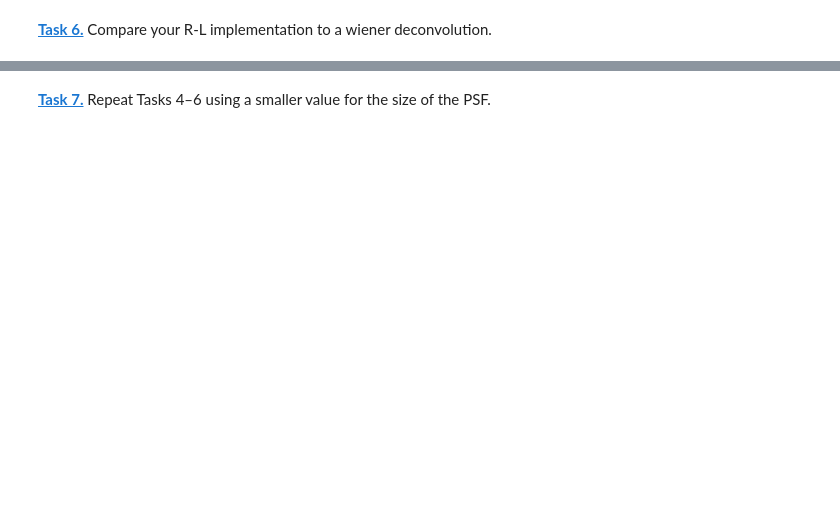
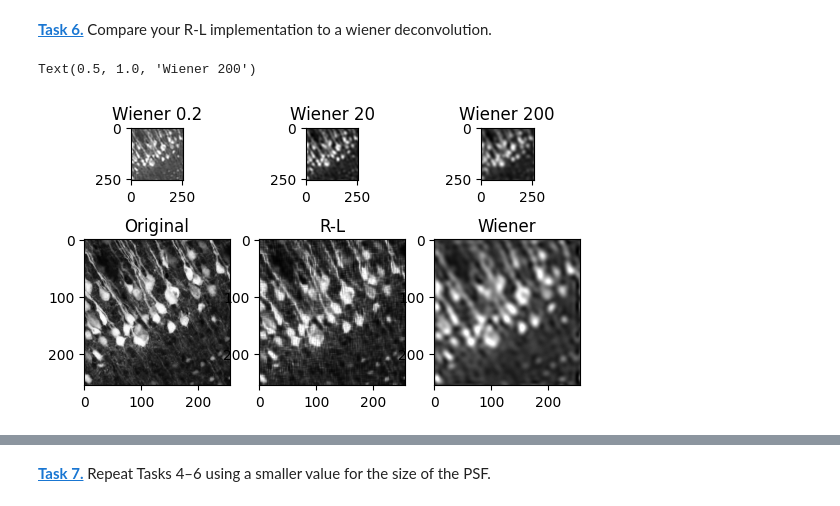
Before and after one commit to ZoeK194/mobi-fs5-python, a Jupyter notebook: deconvolution.ipynb, the cells around one changed output, grey strips where cells are left out. Drawn from its saved outputs; the diff is of its cells as text; code cells hidden in the pictures; blank space fills up the shorter version.

```diff
--- a/deconvolution.ipynb
+++ b/deconvolution.ipynb
@@ -119,2 +127,32 @@ noise = noise / reduce_factor
 # %% [markdown]
 **[Task 6.]()** Compare your R-L implementation to a wiener deconvolution.
+# %%
+img_wn_02 = wiener(img_psf, psf, balance=0.2, clip=True)
+img_wn = wiener(img_psf, psf, balance=2, clip=True)
+img_wn_20 = wiener(img_psf, psf, balance=20, clip=True)
+img_wn_200 = wiener(img_psf, psf, balance=200, clip=True)
+
+
+plt.figure()
+plt.subplot(1, 3, 1)
+plt.imshow((img), 'gray')
+plt.title('Original')
+plt.subplot(1, 3, 2)
+plt.imshow(img_rld, 'gray')
+plt.title('R-L')
+plt.subplot(1, 3, 3)
+plt.imshow(img_wn, 'gray')
+plt.title('Wiener')
+
+plt.subplot(6, 3, 1)
+plt.imshow(img_wn_02, 'gray')
+plt.title('Wiener 0.2')
+plt.subplot(6, 3, 2)
+plt.imshow(img_wn_20, 'gray')
+plt.title('Wiener 20')
+plt.subplot(6, 3, 3)
+plt.imshow(img_wn_200, 'gray')
+plt.title('Wiener 200')
+# %% [output]
+Text(0.5, 1.0, 'Wiener 200')
+[figure, added]
```
Also changed, not shown: parts of 12 cells of this notebook, 1 other file.
